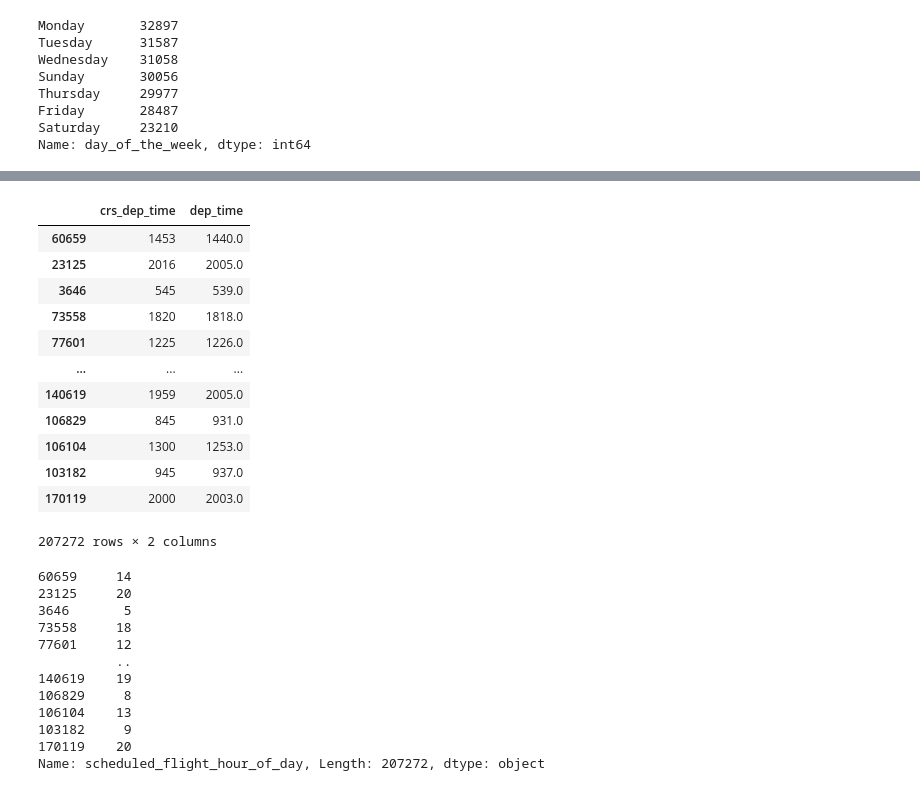
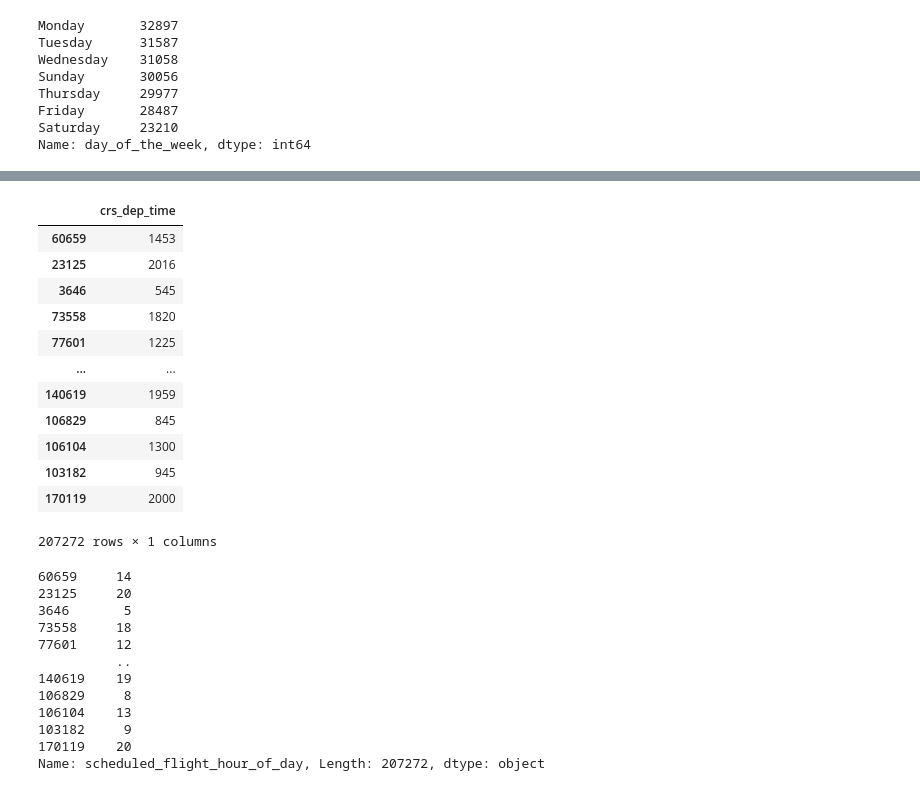
Before and after one commit to jsusnik/flight_predictions, a Jupyter notebook: john/feature_engineering.ipynb, the cells around one changed output, grey strips where cells are left out. Saved outputs shown, nothing was run; the diff lists cells and outputs as text; code cells hidden in the pictures.

```diff
--- a/john/feature_engineering.ipynb
+++ b/john/feature_engineering.ipynb
@@ -137,24 +159,24 @@ Index(['fl_date', 'mkt_unique_carrier', 'branded_code_share', 'mkt_carrier',
 # %%
 # the data_description says these are:
 # crs_dep_time > computer reservation system departure time; the scheduled time of the flight (hhmm format)
 # dep_time > the actual departure time (hhmm format)
 
 
-flights[['crs_dep_time', 'dep_time']]
+flights[['crs_dep_time']]
 # %% [output]
-|  | crs_dep_time | dep_time |
-| 60659 | 1453 | 1440.0 |
-| 23125 | 2016 | 2005.0 |
-| 3646 | 545 | 539.0 |
-| 73558 | 1820 | 1818.0 |
-| 77601 | 1225 | 1226.0 |
-| ... | ... | ... |
-| 140619 | 1959 | 2005.0 |
-| 106829 | 845 | 931.0 |
-| 106104 | 1300 | 1253.0 |
-| 103182 | 945 | 937.0 |
-| 170119 | 2000 | 2003.0 |
+|  | crs_dep_time |
+| 60659 | 1453 |
+| 23125 | 2016 |
+| 3646 | 545 |
+| 73558 | 1820 |
+| 77601 | 1225 |
+| ... | ... |
+| 140619 | 1959 |
+| 106829 | 845 |
+| 106104 | 1300 |
+| 103182 | 945 |
+| 170119 | 2000 |
-207272 rows × 2 columns
+207272 rows × 1 columns
 # %%
 # scheduled_hour (24 hour)
 scheduled_flight_hour_of_day = []
```
Also changed, not shown: parts of 17 cells of this notebook, 3 other files.
